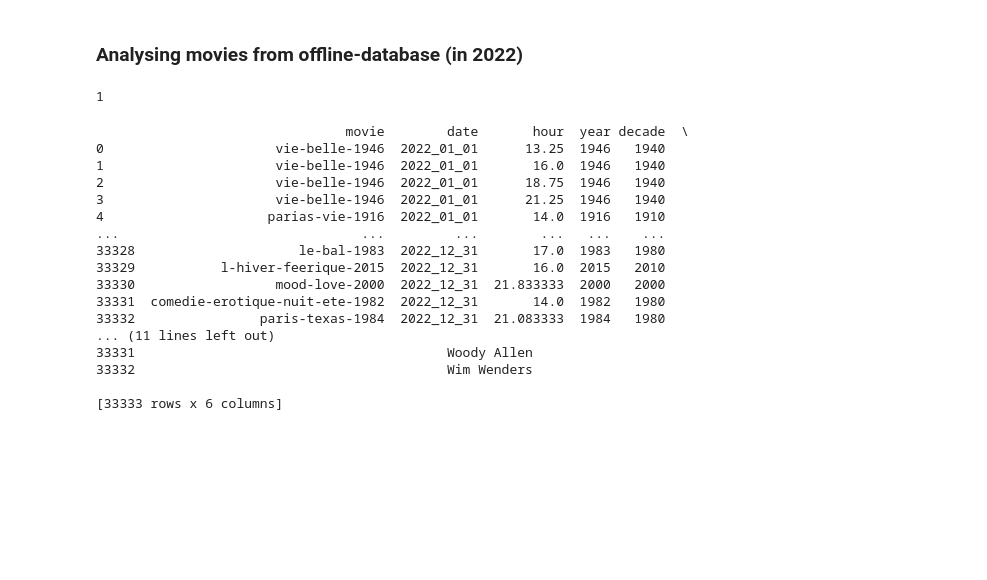
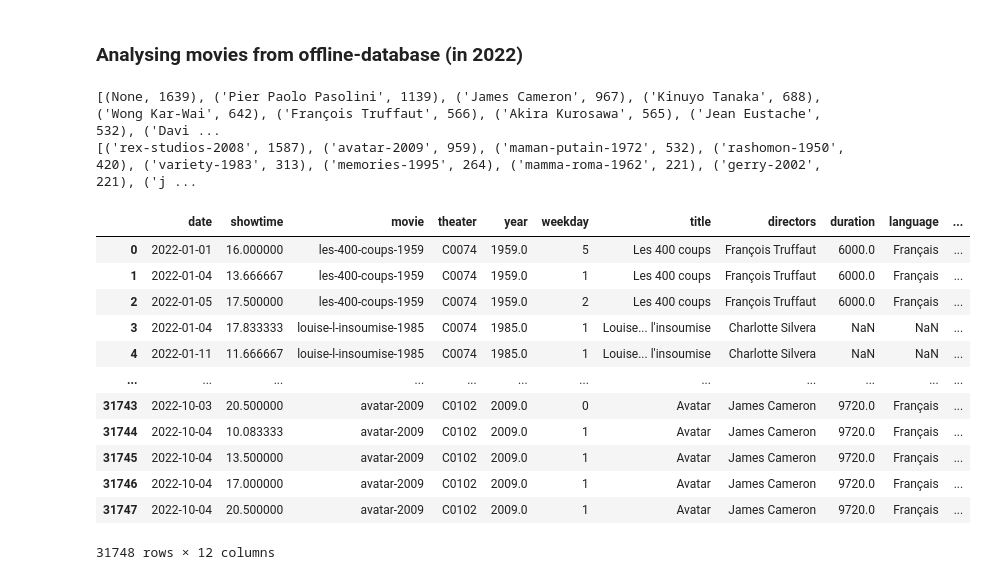
Before and after one commit to leretroprojecteur-user/retro-spective-2022, a Jupyter notebook: notebooks/database operations_ugo.ipynb, the cells around one changed output. Cells and saved outputs as stored; diff of their text form; code cells hidden in the pictures; blank space fills up the shorter version.

```diff
--- a/notebooks/database operations_ugo.ipynb
+++ b/notebooks/database operations_ugo.ipynb
@@ -25,10 +27,6 @@ movie_info = dict()
 for elem in movie_stream:
     elem = elem.to_dict()
     movie_info[elem['id']] = elem
-# %%
-print(1)
-# %% [output]
-1
 # %%
 from collections import Counter
 import matplotlib.pyplot as plt
@@ -72,16 +70,15 @@ def get_counters_movies_and_dates(data_per_date, movie_info):
                                 years_played.update([year])
                                 decades_played.update([decade])
                                 directors_played.update([director])
-                                data2022.append([mov, date, hour, year, decade, director])
+                                data2022.append([mov, date, float(hour), int(year), int(decade), director])
     return movies_played, years_played, decades_played, directors_played, data2022
 
 movies_played, years_played, decades_played, directors_played, data2022 = \
     get_counters_movies_and_dates(data_per_date=data_per_date, movie_info=movie_info)
 
 data2022 = pd.DataFrame (data2022, columns = ['movie', 'date', 'hour', 'year', 'decade', 'director'])
-
-# print(directors_played.most_common(10))
-# print(movies_played.most_common(10))
+print(directors_played.most_common(25))
+print(movies_played.most_common(10))
 
 # movies_played = np.array(movies_played.most_common(100))
 # plot_decades(movies_played, setxticks=False, cast_int=False)
@@ -91,22 +88,31 @@ data2022 = pd.DataFrame (data2022, columns = ['movie', 'date', 'hour', 'year', '
 
 # decades_played = np.array(sorted(decades_played.items()))
 # plot_decades(decades_played, setxticks=True)
-print(data2022)
+# print(data2022)
 # %% [output]
-                                movie        date       hour  year decade  \
-0                      vie-belle-1946  2022_01_01      13.25  1946   1940
-1                      vie-belle-1946  2022_01_01       16.0  1946   1940
-2                      vie-belle-1946  2022_01_01      18.75  1946   1940
-3                      vie-belle-1946  2022_01_01      21.25  1946   1940
-4                     parias-vie-1916  2022_01_01       14.0  1916   1910
-...                               ...         ...        ...   ...    ...
-33328                     le-bal-1983  2022_12_31       17.0  1983   1980
-33329           l-hiver-feerique-2015  2022_12_31       16.0  2015   2010
-33330                  mood-love-2000  2022_12_31  21.833333  2000   2000
-33331  comedie-erotique-nuit-ete-1982  2022_12_31       14.0  1982   1980
-33332                paris-texas-1984  2022_12_31  21.083333  1984   1980
-... (11 lines left out)
-33331                                        Woody Allen
-33332                                        Wim Wenders
-
-[33333 rows x 6 columns]
+[(None, 1639), ('Pier Paolo Pasolini', 1139), ('James Cameron', 967), ('Kinuyo Tanaka', 688), ('Wong Kar-Wai', 642), ('François Truffaut', 566), ('Akira Kurosawa', 565), ('Jean Eustache', 532), ('Davi ...
+[('rex-studios-2008', 1587), ('avatar-2009', 959), ('maman-putain-1972', 532), ('rashomon-1950', 420), ('variety-1983', 313), ('memories-1995', 264), ('mamma-roma-1962', 221), ('gerry-2002', 221), ('j ...
+# %%
+df = pd.read_csv("./data/screenings.csv")
+movie_info = pd.read_csv("./data/movie_info.csv")
+theater_info = pd.read_csv("./data/theater_info.csv")
+
+df["weekday"] = pd.DatetimeIndex(df["date"]).weekday
+df = pd.merge(df, movie_info[["movie", "title", "directors", "duration", "language"]], on="movie")
+df = pd.merge(df, theater_info[["theater", "theater_name"]], on="theater")
+df["decade"] = df["year"].astype(int).astype(str).str[:3]+"0"
+df
+# %% [output]
+|  | date | showtime | movie | theater | year | weekday | title | directors | duration | language | ... |
+| 0 | 2022-01-01 | 16.000000 | les-400-coups-1959 | C0074 | 1959.0 | 5 | Les 400 coups | François Truffaut | 6000.0 | Français | ... |
+| 1 | 2022-01-04 | 13.666667 | les-400-coups-1959 | C0074 | 1959.0 | 1 | Les 400 coups | François Truffaut | 6000.0 | Français | ... |
+| 2 | 2022-01-05 | 17.500000 | les-400-coups-1959 | C0074 | 1959.0 | 2 | Les 400 coups | François Truffaut | 6000.0 | Français | ... |
+| 3 | 2022-01-04 | 17.833333 | louise-l-insoumise-1985 | C0074 | 1985.0 | 1 | Louise... l'insoumise | Charlotte Silvera | NaN | NaN | ... |
+| 4 | 2022-01-11 | 11.666667 | louise-l-insoumise-1985 | C0074 | 1985.0 | 1 | Louise... l'insoumise | Charlotte Silvera | NaN | NaN | ... |
+| ... | ... | ... | ... | ... | ... | ... | ... | ... | ... | ... | ... |
+| 31743 | 2022-10-03 | 20.500000 | avatar-2009 | C0102 | 2009.0 | 0 | Avatar | James Cameron | 9720.0 | Français | ... |
+| 31744 | 2022-10-04 | 10.083333 | avatar-2009 | C0102 | 2009.0 | 1 | Avatar | James Cameron | 9720.0 | Français | ... |
+| 31745 | 2022-10-04 | 13.500000 | avatar-2009 | C0102 | 2009.0 | 1 | Avatar | James Cameron | 9720.0 | Français | ... |
+| 31746 | 2022-10-04 | 17.000000 | avatar-2009 | C0102 | 2009.0 | 1 | Avatar | James Cameron | 9720.0 | Français | ... |
+| 31747 | 2022-10-04 | 20.500000 | avatar-2009 | C0102 | 2009.0 | 1 | Avatar | James Cameron | 9720.0 | Français | ... |
+31748 rows × 12 columns
```
Also changed, not shown: parts of 14 cells of this notebook.
